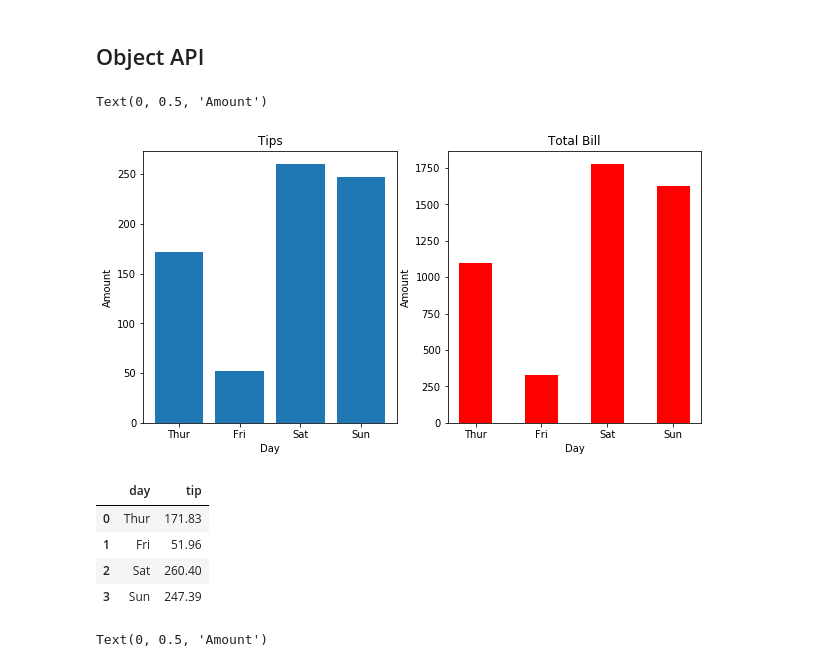
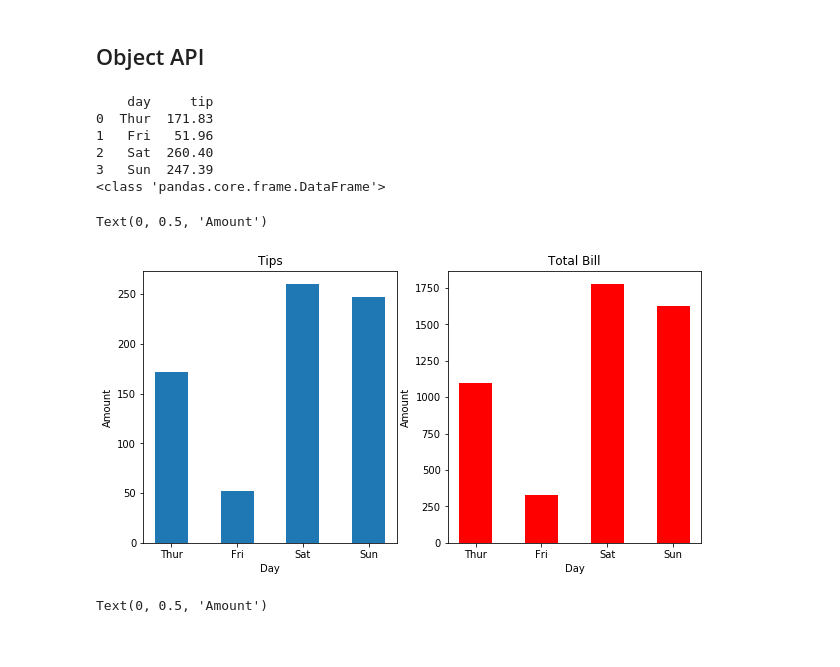
Before and after one commit to srikanthpragada/DS_06_JAN_2020, a Jupyter notebook: matplotlibdemo.ipynb, the cells around one changed output. Cells and saved outputs as stored; diff of their text form; code cells hidden in the pictures.

```diff
--- a/matplotlibdemo.ipynb
+++ b/matplotlibdemo.ipynb
@@ -75,32 +97,32 @@ img.shape
 # %% [markdown]
 ## Object API
 # %%
-total_tip = tips.groupby("day")['tip'].sum()
-total_bill = tips.groupby("day")["total_bill"].sum()
+total_tip = tips.groupby("day", as_index=False)['tip'].sum()
+total_bill = tips.groupby("day", as_index=False)["total_bill"].sum()
+print(total_tip)
+print(type(total_tip))
+# %% [output]
+    day     tip
+0  Thur  171.83
+1   Fri   51.96
+2   Sat  260.40
+3   Sun  247.39
+<class 'pandas.core.frame.DataFrame'>
 # %%
 fig,ax = plt.subplots(1,2)   # 1 row x 2 cols
 fig.set_size_inches(10,5)
-ax[0].bar(x = total_tip.index, height = total_tip.values)
+ax[0].bar(x = total_tip.day, height = total_tip.tip, width=0.5)
 ax[0].set_title("Tips")
 ax[0].set_xlabel("Day")
 ax[0].set_ylabel("Amount")
 
-ax[1].bar(x = total_bill.index, height = total_bill.values, color='r', width=0.5)
+ax[1].bar(x = total_bill.day, height = total_bill.total_bill, color='r', width=0.5)
 ax[1].set_title("Total Bill")
 ax[1].set_xlabel("Day")
 ax[1].set_ylabel("Amount")
 # %% [output]
 Text(0, 0.5, 'Amount')
-[figure, old version]
+[figure, new version]
-# %%
-total_tip = tips.groupby("day",as_index=False)['tip'].sum()
-total_tip
-# %% [output]
-|  | day | tip |
-| 0 | Thur | 171.83 |
-| 1 | Fri | 51.96 |
-| 2 | Sat | 260.40 |
-| 3 | Sun | 247.39 |
 # %%
 fig,ax = plt.subplots(1,2)
 fig.set_size_inches(15,5)
```
Also changed, not shown: parts of 12 cells of this notebook, 1 other file.
